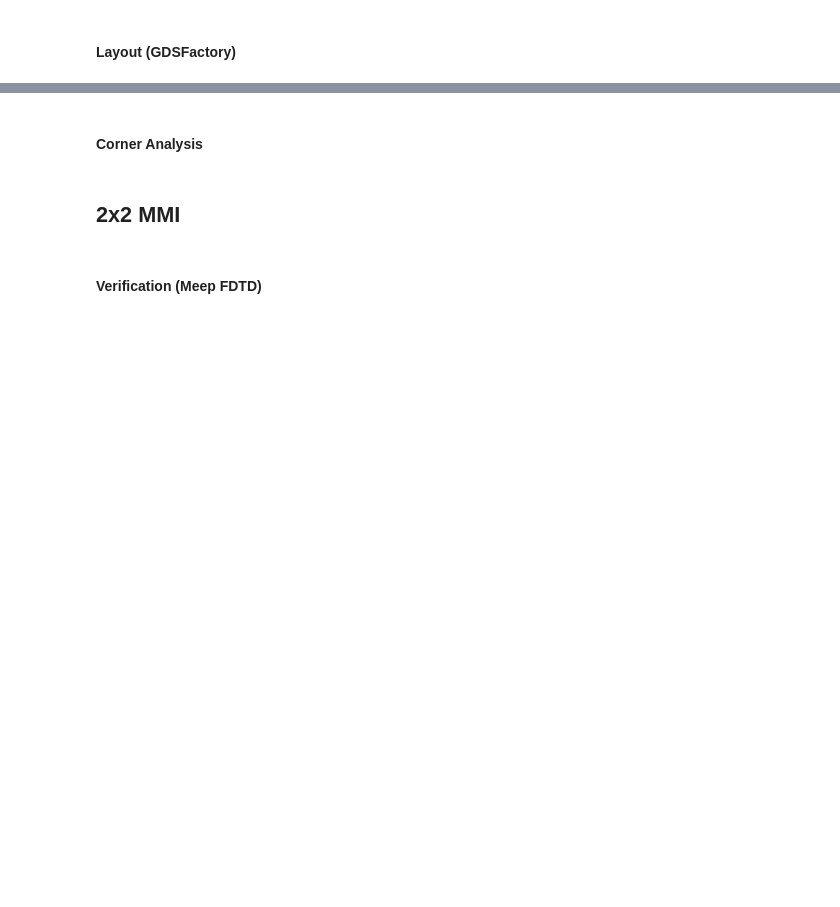
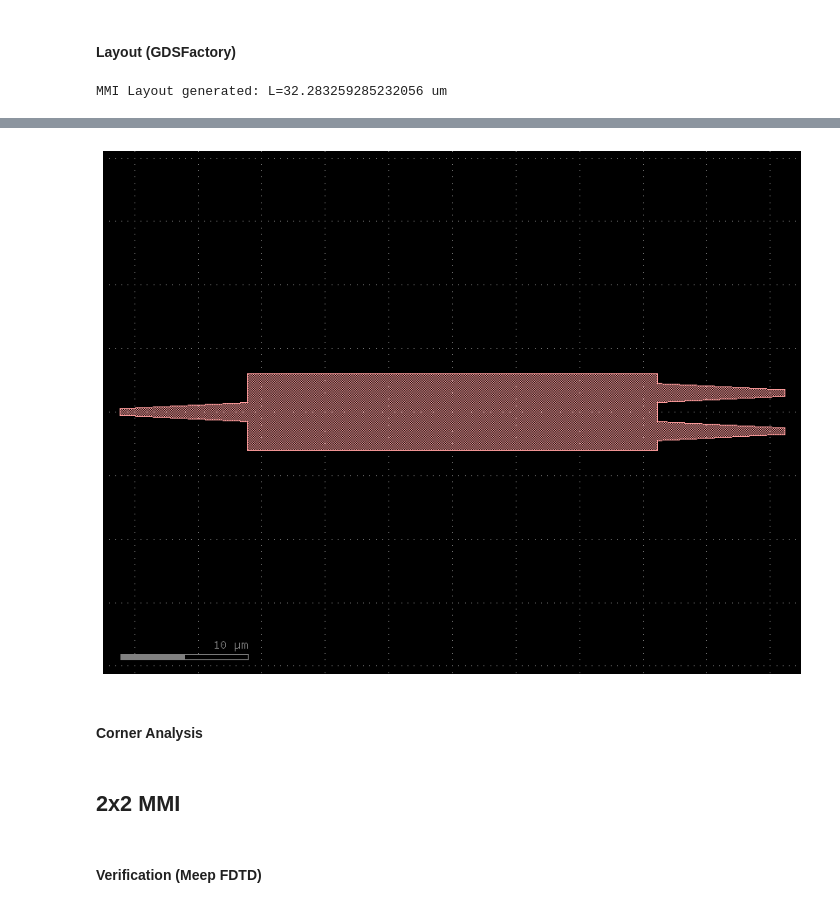
Before and after one commit to pomorigio/playing_with_photonics, a Jupyter notebook: 4_multimode_interferometer.ipynb, the cells around one changed output, grey strips where cells are left out. Saved outputs shown, nothing was run; the diff lists cells and outputs as text; code cells hidden in the pictures; blank space fills up the shorter version.

```diff
--- a/4_multimode_interferometer.ipynb
+++ b/4_multimode_interferometer.ipynb
@@ -335,4 +298,6 @@ mmi = gf.components.mmi1x2(
 # %%
-mmi.plot()
-mmi.write_gds(".gds/mmi_1x2.gds")
+mmi_1x2.plot()
+mmi_1x2.write_gds(".gds/mmi_1x2.gds")
 print(f"MMI Layout generated: L={designed_length} um")
+# %% [output]
+MMI Layout generated: L=32.283259285232056 um
@@ -339,2 +305,3 @@ print(f"MMI Layout generated: L={designed_length} um")
+[figure, added]
 # %% [markdown]
 #### Corner Analysis
```
Also changed, not shown: parts of 29 cells of this notebook, 19 other files.
